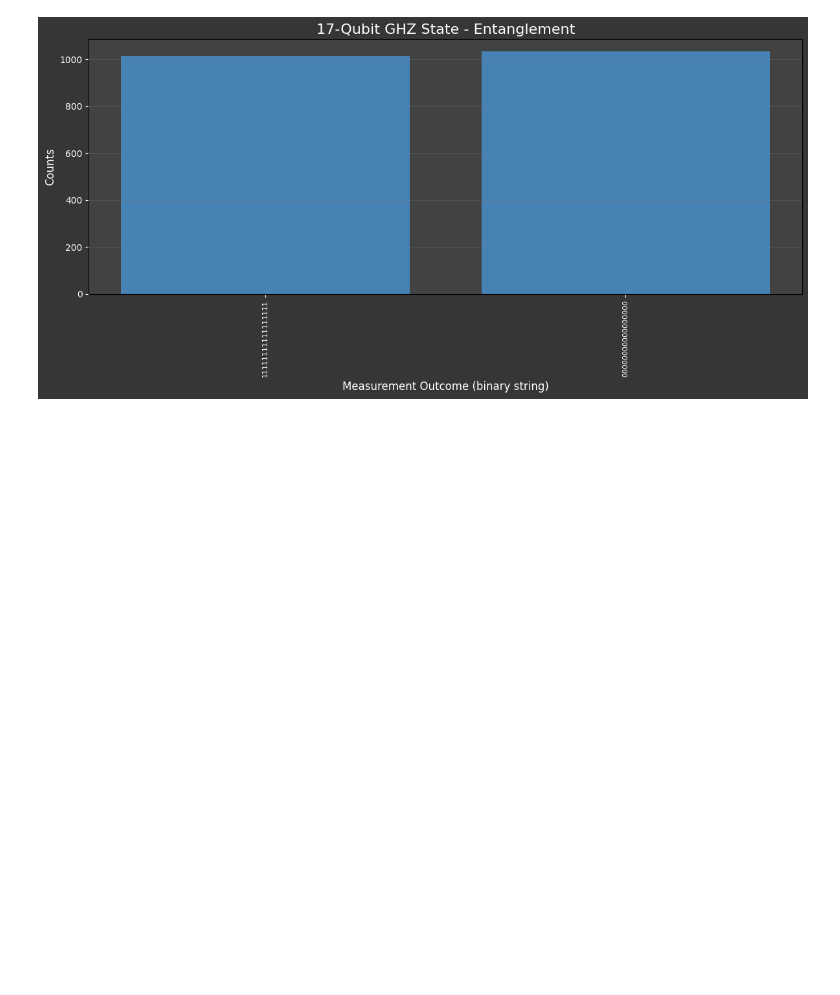
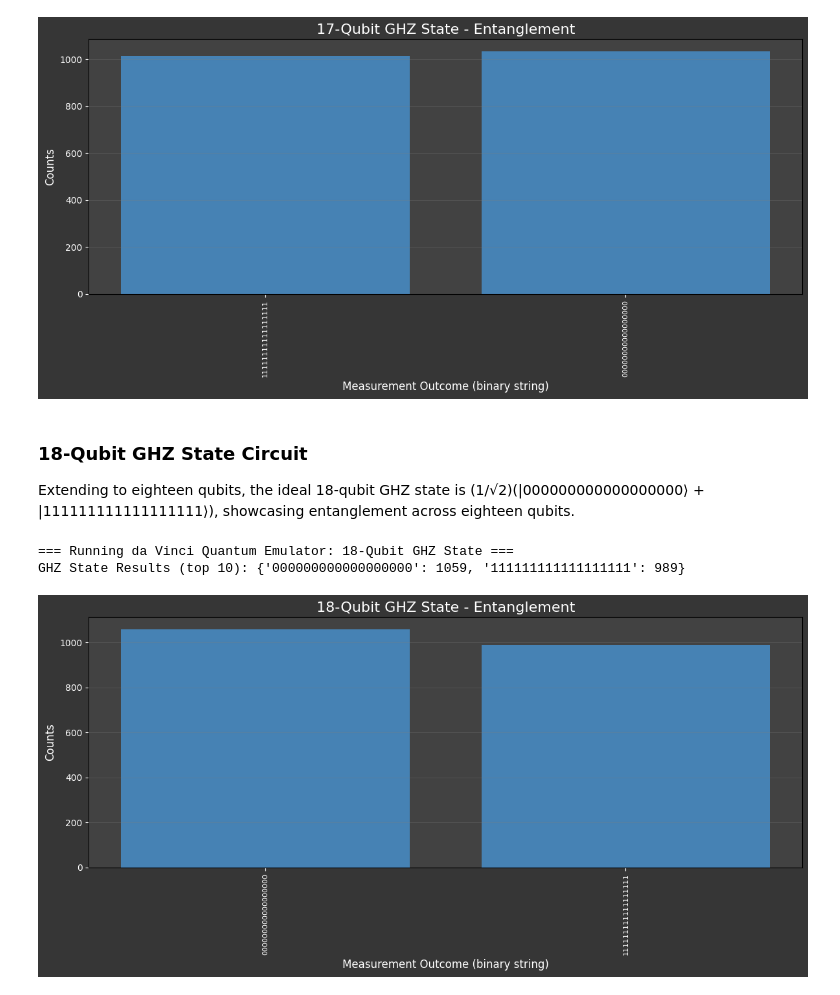
Before and after one commit to JamesEckhartJr/Quantum-Hardware-Projects, a Jupyter notebook: da_Vinci_2_Qubit_Bell_+_GHZ_State.ipynb, the cells around one changed output. Drawn from its saved outputs; the diff is of its cells as text; code cells hidden in the pictures; blank space fills up the shorter version.

```diff
--- a/da_Vinci_2_Qubit_Bell_+_GHZ_State.ipynb
+++ b/da_Vinci_2_Qubit_Bell_+_GHZ_State.ipynb
@@ -795,3 +795,64 @@ plot_results(ghz17_results, "17-Qubit GHZ State - Entanglement")
 === Running da Vinci Quantum Emulator: 17-Qubit GHZ State ===
 GHZ State Results (top 10): {'11111111111111111': 1015, '00000000000000000': 1033}
 [figure]
+# %% [markdown]
+### 18-Qubit GHZ State Circuit
+
+Extending to eighteen qubits, the ideal 18-qubit GHZ state is (1/√2)(|000000000000000000⟩ + |111111111111111111⟩), showcasing entanglement across eighteen qubits.
+# %%
+print("=== Running da Vinci Quantum Emulator: 18-Qubit GHZ State ===")
+
+ghz18_qasm = """
+OPENQASM 2.0;
+include "qelib1.inc";
+
+qreg q[18];
+creg c[18];
+
+h q[0];          // Apply Hadamard to the first qubit (q[0])
+cx q[0], q[1];   // CNOT with q[0] as control, q[1] as target
+cx q[0], q[2];   // CNOT with q[0] as control, q[2] as target
+cx q[0], q[3];   // CNOT with q[0] as control, q[3] as target
+cx q[0], q[4];   // CNOT with q[0] as control, q[4] as target
+cx q[0], q[5];   // CNOT with q[0] as control, q[5] as target
+cx q[0], q[6];   // CNOT with q[0] as control, q[6] as target
+cx q[0], q[7];   // CNOT with q[0] as control, q[7] as target
+cx q[0], q[8];   // CNOT with q[0] as control, q[8] as target
+cx q[0], q[9];   // CNOT with q[0] as control, q[9] as target
+cx q[0], q[10];  // CNOT with q[0] as control, q[10] as target
+cx q[0], q[11];  // CNOT with q[0] as control, q[11] as target
+cx q[0], q[12];  // CNOT with q[0] as control, q[12] as target
+cx q[0], q[13];  // CNOT with q[0] as control, q[13] as target
+cx q[0], q[14];  // CNOT with q[0] as control, q[14] as target
+cx q[0], q[15];  // CNOT with q[0] as control, q[15] as target
+cx q[0], q[16];  // CNOT with q[0] as control, q[16] as target
+cx q[0], q[17];  // CNOT with q[0] as control, q[17] as target
+
+measure q[0] -> c[0];
+measure q[1] -> c[1];
+measure q[2] -> c[2];
+measure q[3] -> c[3];
+measure q[4] -> c[4];
+measure q[5] -> c[5];
+measure q[6] -> c[6];
+measure q[7] -> c[7];
+measure q[8] -> c[8];
+measure q[9] -> c[9];
+measure q[10] -> c[10];
+measure q[11] -> c[11];
+measure q[12] -> c[12];
+measure q[13] -> c[13];
+measure q[14] -> c[14];
+measure q[15] -> c[15];
+measure q[16] -> c[16];
+measure q[17] -> c[17];
+"""
+
+ghz18_results = run_qasm(ghz18_qasm, SHOTS)
+print("GHZ State Results (top 10):", dict(list(ghz18_results.items())[:10]))
+
+plot_results(ghz18_results, "18-Qubit GHZ State - Entanglement")
+# %% [output]
+=== Running da Vinci Quantum Emulator: 18-Qubit GHZ State ===
+GHZ State Results (top 10): {'000000000000000000': 1059, '111111111111111111': 989}
+[figure, added]
```
